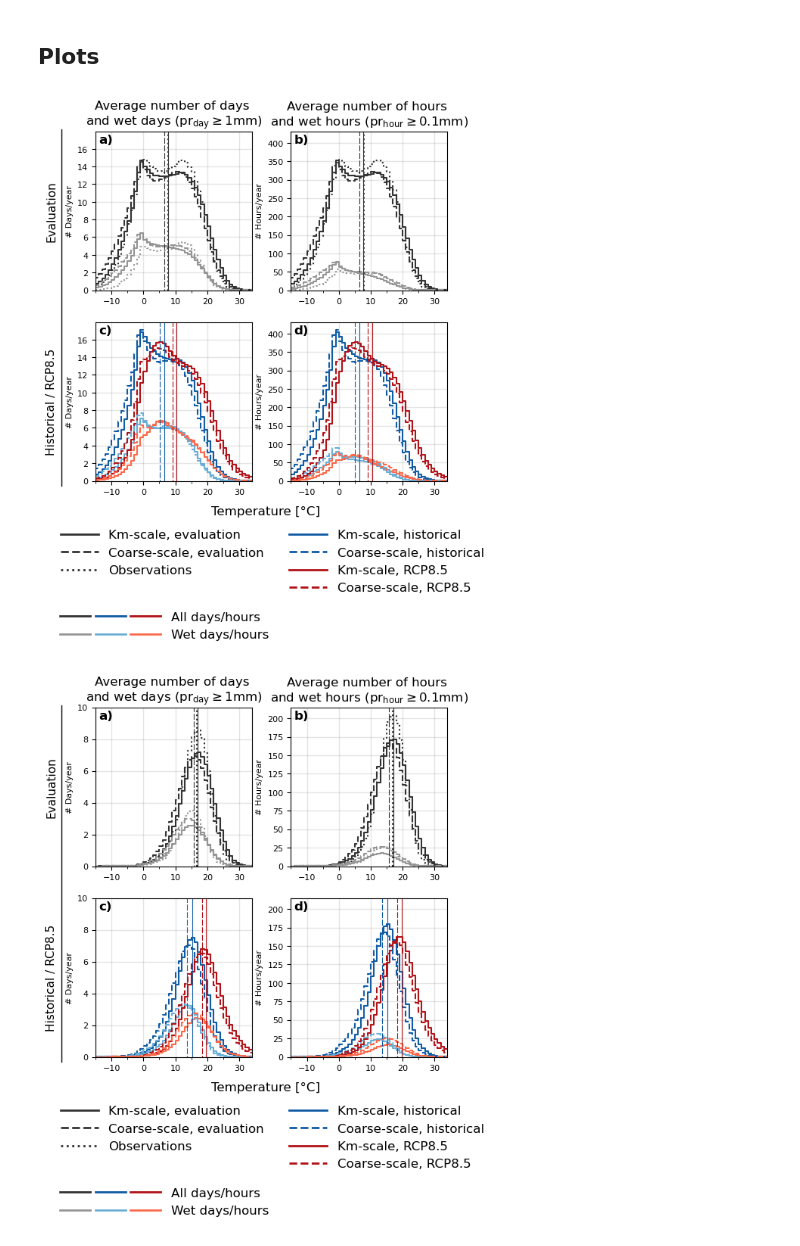
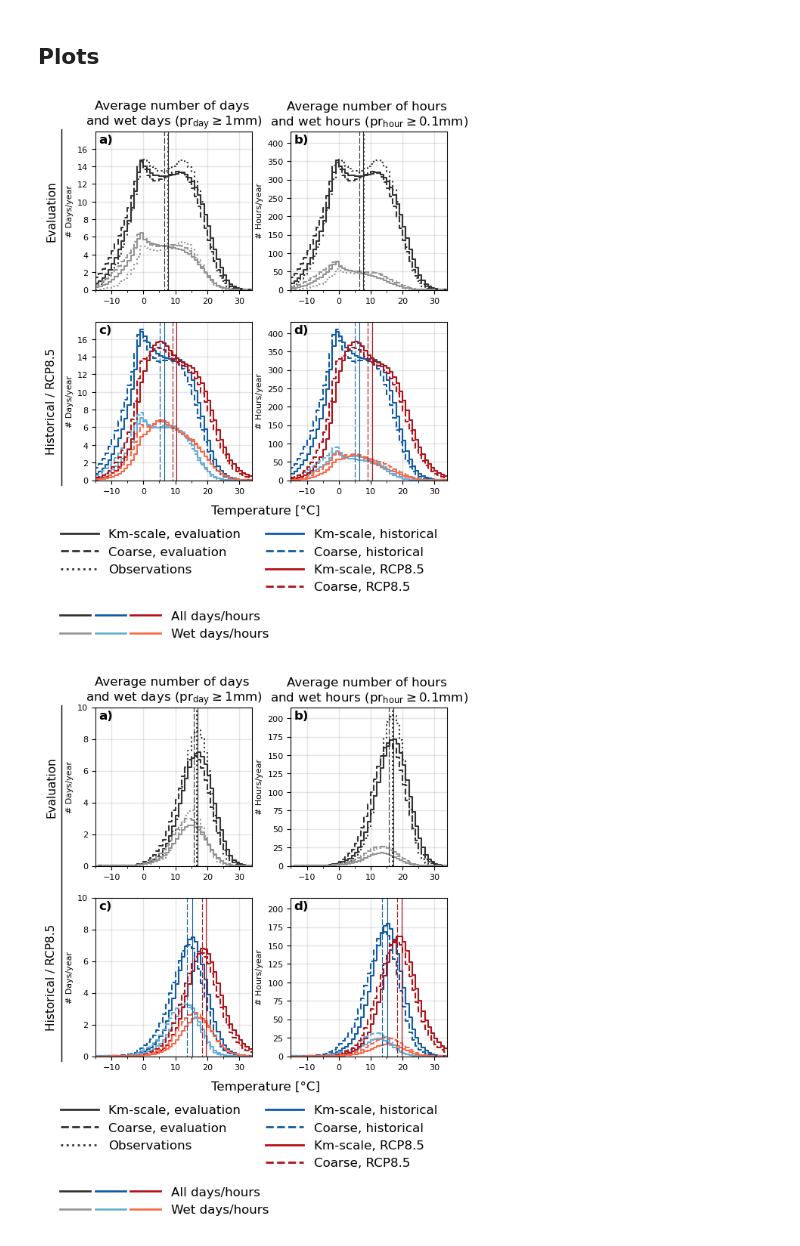
Before and after one commit to amedvedova/hourly_precipitation_biases, a Jupyter notebook: plot_data.ipynb, the cells around one changed output. Cells and saved outputs as stored; diff of their text form; code cells hidden in the pictures.

Commit message:
update figure legends, remove absolute path

```diff
--- a/plot_data.ipynb
+++ b/plot_data.ipynb
@@ -301,11 +301,11 @@ lw_legend = 2
 # Lines used to denote individual datasets
 line_stations     = mpl.lines.Line2D([], [], color=c1_eval, lw=lw_legend, linestyle=':',  label='Observations')
 line_kmscale_eval = mpl.lines.Line2D([], [], color=c1_eval, lw=lw_legend, linestyle='-',  label='Km-scale, evaluation')
-line_driving_eval = mpl.lines.Line2D([], [], color=c1_eval, lw=lw_legend, linestyle='--', label='Coarse-scale, evaluation')
+line_driving_eval = mpl.lines.Line2D([], [], color=c1_eval, lw=lw_legend, linestyle='--', label='Coarse, evaluation')
 line_kmscale_hist = mpl.lines.Line2D([], [], color=c1_hist, lw=lw_legend, linestyle='-',  label='Km-scale, historical')
-line_driving_hist = mpl.lines.Line2D([], [], color=c1_hist, lw=lw_legend, linestyle='--', label='Coarse-scale, historical')
+line_driving_hist = mpl.lines.Line2D([], [], color=c1_hist, lw=lw_legend, linestyle='--', label='Coarse, historical')
 line_kmscale_rcp  = mpl.lines.Line2D([], [], color=c1_rcp,  lw=lw_legend, linestyle='-',  label='Km-scale, RCP8.5')
-line_driving_rcp  = mpl.lines.Line2D([], [], color=c1_rcp,  lw=lw_legend, linestyle='--', label='Coarse-scale, RCP8.5')
+line_driving_rcp  = mpl.lines.Line2D([], [], color=c1_rcp,  lw=lw_legend, linestyle='--', label='Coarse, RCP8.5')
 
 # Lines used in legends for all/wet days/hours
 l1 = mpl.lines.Line2D([], [], ls='-', lw=lw_legend, color=c1_eval)
@@ -486,7 +486,7 @@ ratio = 1
 gs = mpl.gridspec.GridSpec(2, 7, width_ratios=[ratio, ratio, 0, ratio, ratio, ratio, ratio], wspace=0.47)
 
 # adjust the position of the vertical line between eval/hist/rcp text and units of the first column
-for season, x_position_vline in zip(["allseasons", "JJA"], [0.095, 0.09]):
+for season, x_position_vline, figname in zip(["allseasons", "JJA"], [0.095, 0.09], ["Fig_1", "Fig_S4"]):
     # initiate figure without axes
     fig = plt.figure(
         figsize=[12, 6]
@@ -605,7 +605,7 @@ for season, x_position_vline in zip(["allseasons", "JJA"], [0.095, 0.09]):
 
     # save file
     if savefigs:
-        fig.savefig(os.path.join(folder_figures, f"hourly_stats_alldays_{season}.pdf"),
+        fig.savefig(os.path.join(folder_figures, f"{figname}.pdf"),
             dpi=200,
             bbox_inches="tight",
             format="pdf")
@@ -710,12 +710,12 @@ plot_thin_lines = True
 # create tuples with axes for each dataset in them and other relevant data for the plot specific to each dataset
 datasets = [
     (ds_kmscale_eval_req,  ds_kmscale_eval_noreq,  ls_kmscale,  c1_eval, c2_eval, c3_eval, axes_eval,    'Km-scale: evaluation'),
-    (ds_driving_eval_req,  ds_driving_eval_noreq,  ls_driving,  c1_eval, c2_eval, c3_eval, axes_eval,    'Coarse-scale: evaluation'),
+    (ds_driving_eval_req,  ds_driving_eval_noreq,  ls_driving,  c1_eval, c2_eval, c3_eval, axes_eval,    'Coarse: evaluation'),
     (ds_stations_eval_req, ds_stations_eval_noreq, ls_stations, c1_eval, c2_eval, c3_eval, axes_eval,    'Observations'),
     (ds_kmscale_hist_req,  ds_kmscale_hist_noreq,  ls_kmscale,  c1_hist, c2_hist, c3_hist, axes_histrcp, 'Km-scale: historical'),
-    (ds_driving_hist_req,  ds_driving_hist_noreq,  ls_driving,  c1_hist, c2_hist, c3_hist, axes_histrcp, 'Coarse-scale: historical'),
+    (ds_driving_hist_req,  ds_driving_hist_noreq,  ls_driving,  c1_hist, c2_hist, c3_hist, axes_histrcp, 'Coarse: historical'),
     (ds_kmscale_rcp_req,   ds_kmscale_rcp_noreq,   ls_kmscale,  c1_rcp,  c2_rcp,  c3_rcp,  axes_histrcp, 'Km-scale: RCP8.5'),
-    (ds_driving_rcp_req,   ds_driving_rcp_noreq,   ls_driving,  c1_rcp,  c2_rcp,  c3_rcp,  axes_histrcp, 'Coarse-scale: RCP8.5'),
+    (ds_driving_rcp_req,   ds_driving_rcp_noreq,   ls_driving,  c1_rcp,  c2_rcp,  c3_rcp,  axes_histrcp, 'Coarse: RCP8.5'),
     ]
 
 for r_idx, (r, r_label) in enumerate(zip(dict_pr_ranges.keys(), dict_pr_ranges.values())):
@@ -805,11 +805,11 @@ for fig in [fig_eval, fig_histrcp]:
                   color='k', linestyle='-', linewidth=1))
 
 if savefigs:
-    fig_eval.savefig(os.path.join(folder_figures, 'hourly_stats_separated_by_daily_prcp_eval.pdf'),
+    fig_eval.savefig(os.path.join(folder_figures, 'Fig_2.pdf'),
              dpi=200,
              bbox_inches='tight',
              format='pdf')
-    fig_histrcp.savefig(os.path.join(folder_figures, 'hourly_stats_separated_by_daily_prcp_histrcp.pdf'),
+    fig_histrcp.savefig(os.path.join(folder_figures, 'Fig_S5.pdf'),
              dpi=200,
              bbox_inches='tight',
              format='pdf')
@@ -1169,10 +1169,10 @@ for ax, letter, mae in zip([ax2, ax3], ['b', 'd'], [mae_kmscale, mae_driving]):
 
 # Set titles for the maps
 ax0.set_title('Km-scale orography and station locations', fontsize=fontsize)
-ax1.set_title('Coarse-scale orography and station locations', fontsize=fontsize)
+ax1.set_title('Coarse orography and station locations', fontsize=fontsize)
 # Set Y labels for scatter plots
 ax2.set_ylabel('Neargest-neighbour\ngrid cell elevation:\nkm-scale orography [m a.s.l.]', fontsize=fontsize, labelpad=8)
-ax3.set_ylabel('Neargest-neighbour\ngrid cell elevation:\ncoarse-scale orography [m a.s.l.]', fontsize=fontsize, labelpad=8)
+ax3.set_ylabel('Neargest-neighbour\ngrid cell elevation:\ncoarse orography [m a.s.l.]', fontsize=fontsize, labelpad=8)
 
 # Apply the shifted position to ax0 and ax1, maintaining width and height
 for ax, shift in zip([ax0, ax1], [0.02, 0.07]):
@@ -1223,7 +1223,7 @@ ax1.legend(
 # F. SAVE FIGURE
 # -----------------------------------------------------
 if savefigs:
-    fig.savefig(os.path.join(folder_figures, "station_locations.pdf"),
+    fig.savefig(os.path.join(folder_figures, "Fig_S1.pdf"),
         dpi=200,
         bbox_inches="tight",
         format="pdf")
@@ -1331,7 +1331,7 @@ def plot_pr_range_count_step(ds, dims, var_full, ax, ls, color, normalization_fa
 ## Plots
 # %%
 # for season in ['allseasons', 'DJF', 'MAM', 'JJA', 'SON']:
-for season in ['allseasons', 'JJA']:
+for season, figname in zip(['allseasons', 'JJA'], ["Fig_S2", "Fig_S3"]):
     # normalization factor: number of days/hours per year/season differs
     if season == 'allseasons':
         normalization_factor_days = normalization_factor_days_year
@@ -1477,36 +1477,36 @@ for season in ['allseasons', 'JJA']:
         handles=handles_all_noneline,
         bbox_to_anchor=[-1.53, -0.25],
         borderpad=0.2,
         ncol=2,
         handlelength=3,
         frameon=False,
         loc='upper left')
 
     axes[-1, 0].legend(
         handles_all_wet_days_hours,
         ['All days/hours', 'Wet days/hours'],
         bbox_to_anchor=[-0.3, -0.75],
         loc='upper left',
         frameon=False,
         ncol=1,
         handlelength=8,
         handler_map={tuple: mpl.legend_handler.HandlerTuple(ndivide=None)})
 
     # add vertical line in the left side of the plot
     x = 0.05
     fig.add_artist(plt.Line2D([x, x], [0.1, 0.885], transform=fig.transFigure,
                   color='k', linestyle='-', linewidth=1))
 
     fig.subplots_adjust(wspace=0.25)
 
     if savefigs:
-        fig.savefig(os.path.join(folder_figures, f'temperature_distribution_alldays_{season}.pdf'),
+        fig.savefig(os.path.join(folder_figures, f'{figname}.pdf'),
             dpi=200,
             bbox_inches='tight',
             format='pdf')
 # %% [output]
-[figure, old version]
+[figure, new version]
-[figure, old version]
+[figure, new version]
 # %%
 fig, axes = plt.subplots(
     nrows=len(dict_pr_ranges),
```
Also changed, not shown: parts of 10 cells of this notebook.
